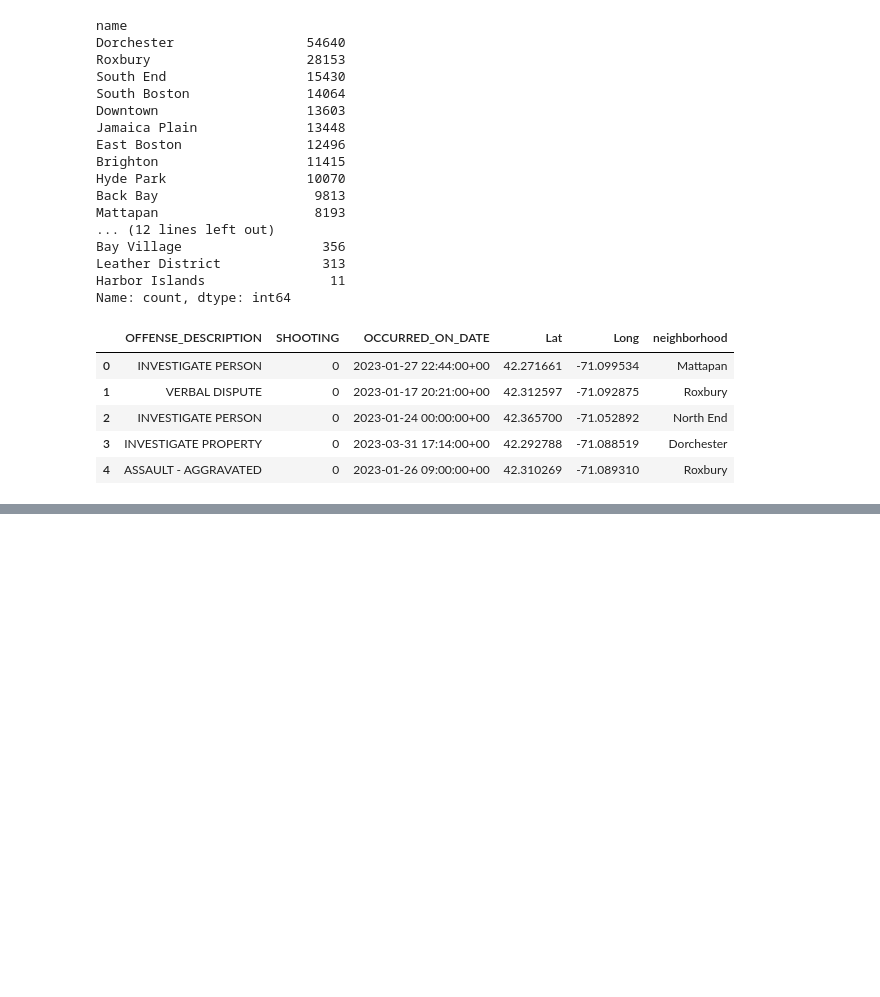
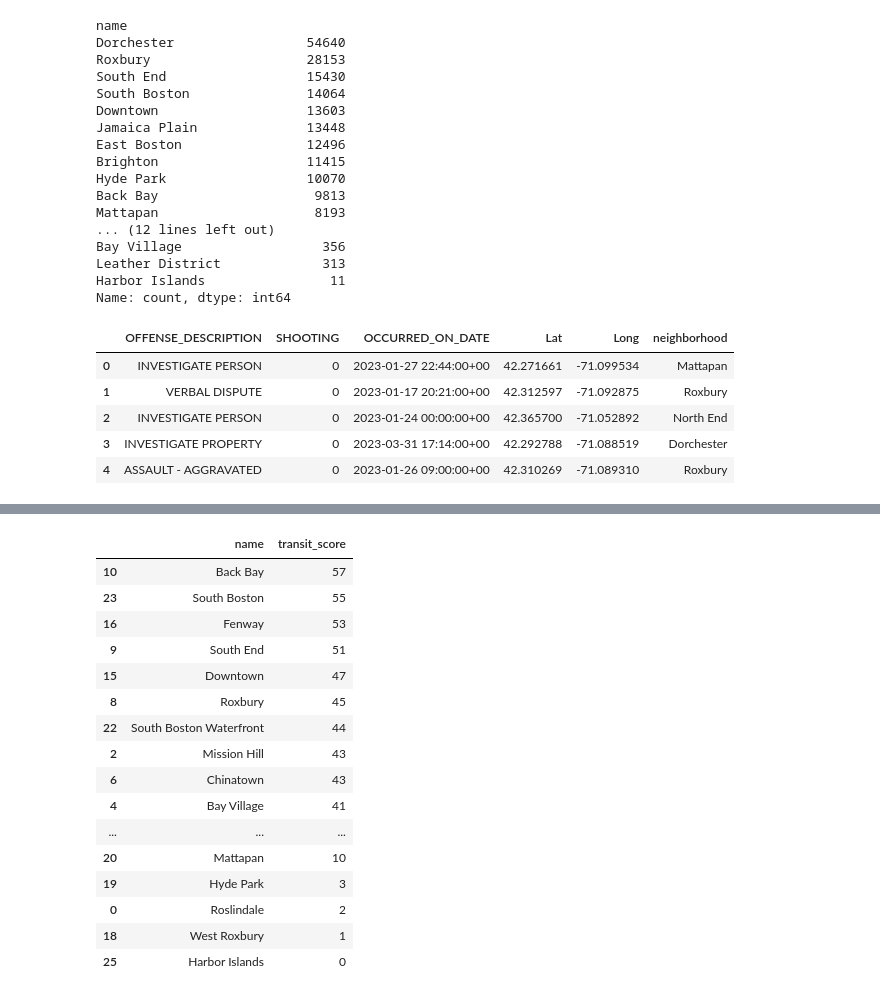
Before and after one commit to Kpop-Smoke/bu-neighborhood-recommender, a Jupyter notebook: notebooks/02_spatial_join.ipynb, the cells around one changed output, grey strips where cells are left out. Saved outputs shown, nothing was run; the diff lists cells and outputs as text; code cells hidden in the pictures; blank space fills up the shorter version.

```diff
--- a/notebooks/02_spatial_join.ipynb
+++ b/notebooks/02_spatial_join.ipynb
@@ -114,0 +191,27 @@ crime_neighborhoods.to_csv('../data/processed/crime_with_neighborhoods.csv', ind
+# %%
+def count_nearby_stops_boundary(neighborhood_geom, stops, radius=1609):
+    return sum(stops.distance(neighborhood_geom) <= radius)
+
+neighborhoods_proj['transit_score'] = neighborhoods_proj.geometry.apply(
+    lambda geom: count_nearby_stops_boundary(geom, mbta_proj.geometry)
+)
+
+neighborhoods_proj[['name', 'transit_score']].sort_values('transit_score', ascending=False)
+# %% [output]
+|  | name | transit_score |
+| 10 | Back Bay | 57 |
+| 23 | South Boston | 55 |
+| 16 | Fenway | 53 |
+| 9 | South End | 51 |
+| 15 | Downtown | 47 |
+| 8 | Roxbury | 45 |
+| 22 | South Boston Waterfront | 44 |
+| 2 | Mission Hill | 43 |
+| 6 | Chinatown | 43 |
+| 4 | Bay Village | 41 |
+| ... | ... | ... |
+| 20 | Mattapan | 10 |
+| 19 | Hyde Park | 3 |
+| 0 | Roslindale | 2 |
+| 18 | West Roxbury | 1 |
+| 25 | Harbor Islands | 0 |
```
Also changed, not shown: parts of 8 cells of this notebook, 1 other file.
